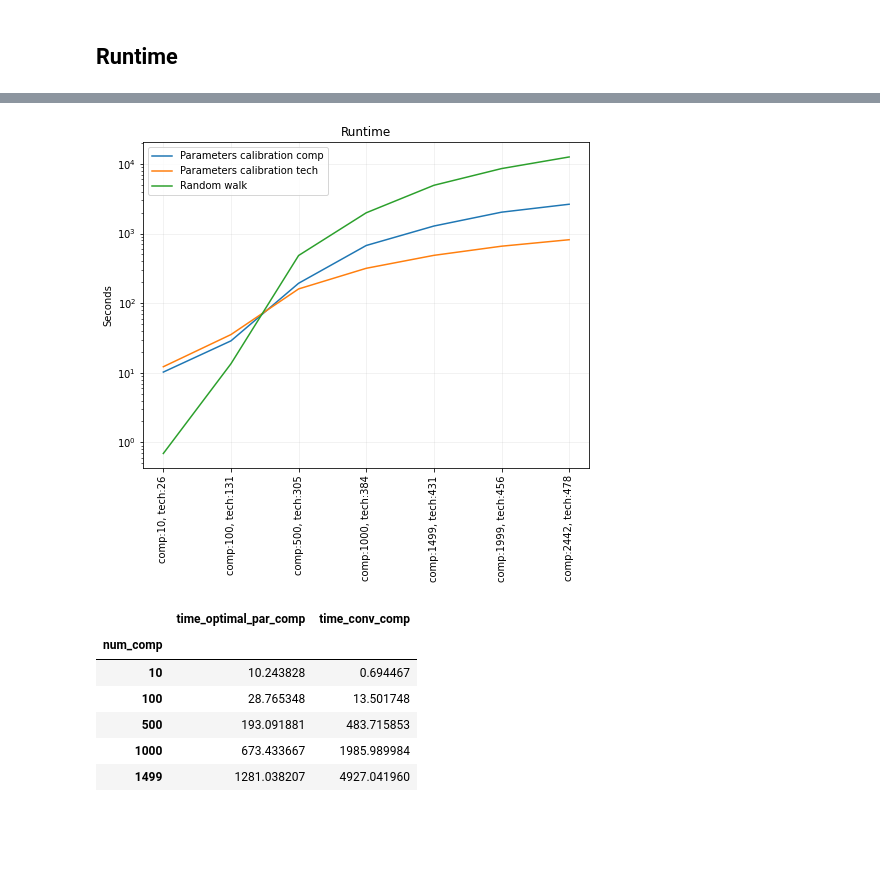
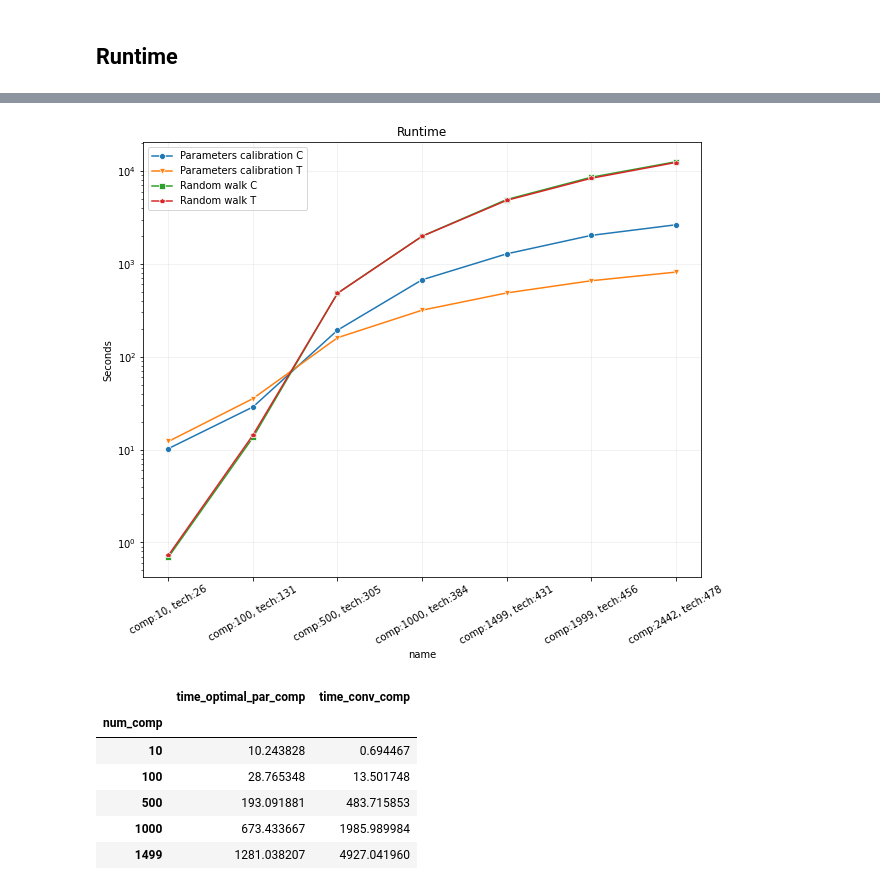
Before and after one commit to technometrics-lab/5-TechRank, a Jupyter notebook: analysis_results.ipynb, the cells around one changed output, grey strips where cells are left out. Saved outputs shown, nothing was run; the diff lists cells and outputs as text; code cells hidden in the pictures; blank space fills up the shorter version.

Commit message:
new results

```diff
--- a/analysis_results.ipynb
+++ b/analysis_results.ipynb
@@ -135,2 +134,4 @@ df.to_csv('savings/useful_datasets/cybersecuirty_df_rank_evolu.csv')
+# %%
+preferences_comp = "{'previous_investments': 100, 'crunchbase_rank': 0}"
 # %%
 df = pd.read_csv("savings/useful_datasets/cybersecurity_df_rank_evolu.csv")
@@ -150,3 +153,6 @@ df.head(20)
+# %%
+# select right preferences
+df = df[df['preferences_comp']==preferences_comp]
 # %%
 df['name'] = ['comp:' + str(df['num_comp'][i]) + ', tech:' + str(df['num_tech'][i]) for i in range(len(df))]
 # %%
@@ -191,17 +208,19 @@ df_time.head(20)
 # %%
-fig, ax = plt.subplots(1, 1, figsize=(8,6))
-plt.plot(df_time['name'], df_time['time_optimal_par_comp'])
-plt.plot(df_time['name'], df_time['time_optimal_par_tech'])
-plt.plot(df_time['name'], df_time['time_conv_comp'])
+fig, ax = plt.subplots(1, 1, figsize=(10,8))
+sns.lineplot(x='name', y='time_optimal_par_comp', marker='o', data = df_time)
+sns.lineplot(x='name', y='time_optimal_par_tech', marker='v', data = df_time)
+sns.lineplot(x='name', y='time_conv_comp', marker='s', data = df_time)
+sns.lineplot(x='name', y='time_conv_tech', marker='p', data = df_time)
 ax.set_yscale("log")
-plt.legend(['Parameters calibration comp', 'Parameters calibration tech', 'Random walk'])
+plt.legend(['Parameters calibration C', 'Parameters calibration T', 'Random walk C', 'Random walk T'])
 plt.grid(alpha=0.2)
-plt.xticks(rotation=90)
+plt.xticks(rotation=30)
 plt.ylabel('Seconds')
 plt.title("Runtime")
+plt.savefig("plots/analysis_results/Runtime.pdf")
 plt.show()
 # %% [output]
-[figure, old version]
+[figure, new version]
 # %%
 df_time_tech = df_time[['num_tech', 'time_optimal_par_tech', 'time_conv_tech']]
 df_time_tech = df_time_tech.set_index('num_tech')
```
Also changed, not shown: parts of 18 cells of this notebook, 29 other files.
